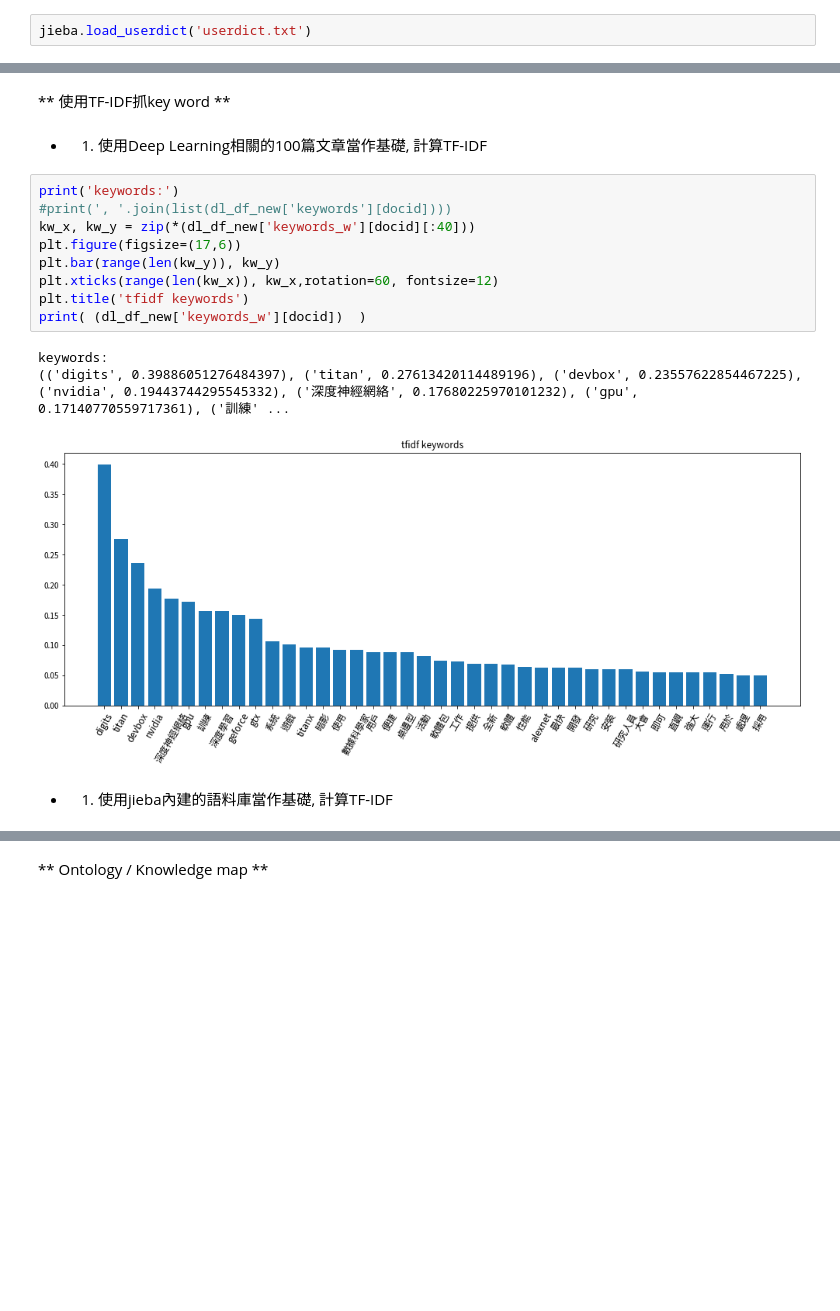
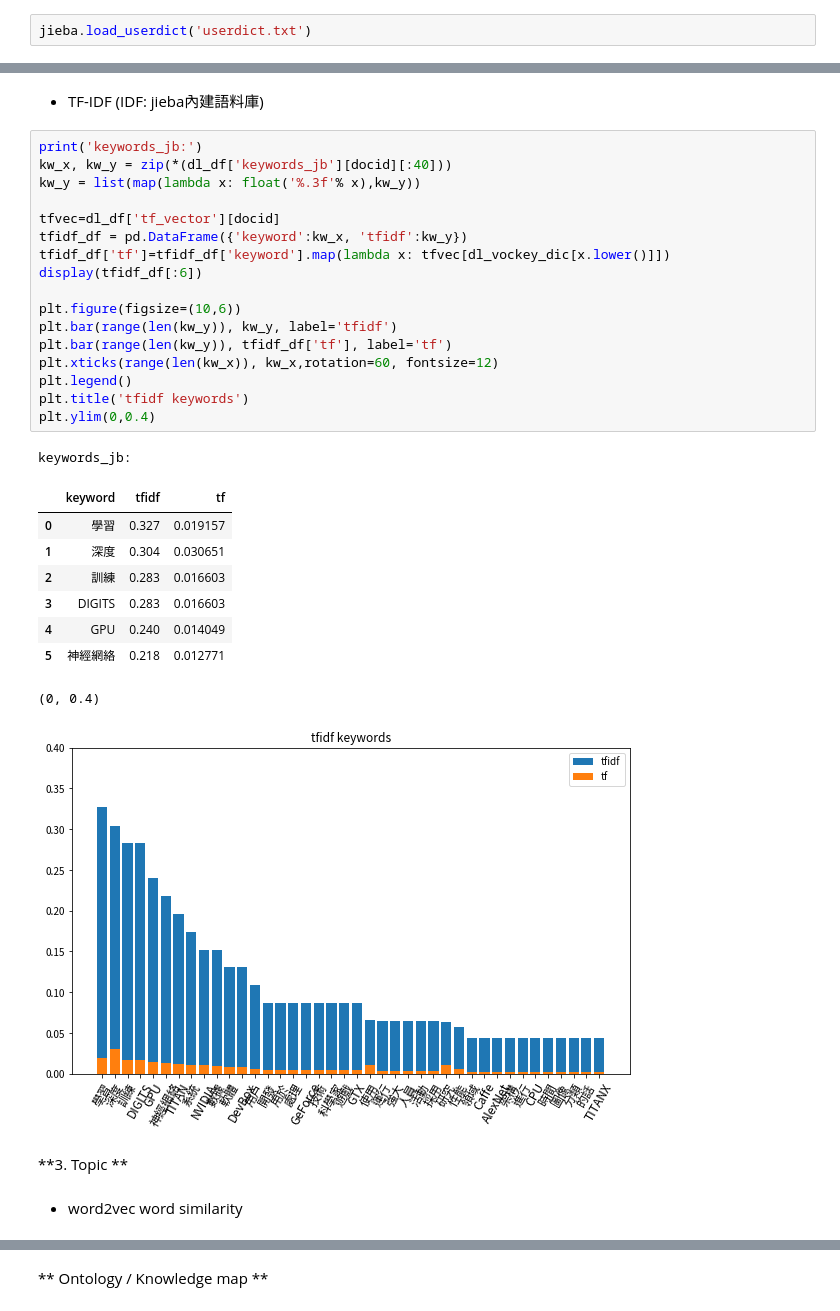
Before and after one commit to mangoicestar/textmining, a Jupyter notebook: textmining.ipynb, the cells around one changed output, grey strips where cells are left out. Saved outputs shown, nothing was run; the diff lists cells and outputs as text; blank space fills up the shorter version.

```diff
--- a/textmining.ipynb
+++ b/textmining.ipynb
@@ -188,19 +170,34 @@ digits, devbox, 全球, 最快, 的, 桌邊型, 深度學習, 機器, nvidia,
+# %% [markdown]
+ - TF-IDF (IDF: jieba內建語料庫)
+# %%
+print('keywords_jb:')
+kw_x, kw_y = zip(*(dl_df['keywords_jb'][docid][:40]))
+kw_y = list(map(lambda x: float('%.3f'% x),kw_y))
+
+tfvec=dl_df['tf_vector'][docid]
+tfidf_df = pd.DataFrame({'keyword':kw_x, 'tfidf':kw_y})
+tfidf_df['tf']=tfidf_df['keyword'].map(lambda x: tfvec[dl_vockey_dic[x.lower()]])
+display(tfidf_df[:6])
+
+plt.figure(figsize=(10,6))
+plt.bar(range(len(kw_y)), kw_y, label='tfidf')
+plt.bar(range(len(kw_y)), tfidf_df['tf'], label='tf')
+plt.xticks(range(len(kw_x)), kw_x,rotation=60, fontsize=12)
+plt.legend()
+plt.title('tfidf keywords')
+plt.ylim(0,0.4)
+# %% [output]
+keywords_jb:
+|  | keyword | tfidf | tf |
+| 0 | 學習 | 0.327 | 0.019157 |
+| 1 | 深度 | 0.304 | 0.030651 |
+| 2 | 訓練 | 0.283 | 0.016603 |
+| 3 | DIGITS | 0.283 | 0.016603 |
+| 4 | GPU | 0.240 | 0.014049 |
+| 5 | 神經網絡 | 0.218 | 0.012771 |
+(0, 0.4)
+[figure, added]
+# %% [markdown]
+**3. Topic **
 # %% [markdown]
-** 使用TF-IDF抓key word **
+  - word2vec word similarity
-# %% [markdown]
- - 1. 使用Deep Learning相關的100篇文章當作基礎, 計算TF-IDF
-# %%
-print('keywords:')
-#print(', '.join(list(dl_df_new['keywords'][docid])))
-kw_x, kw_y = zip(*(dl_df_new['keywords_w'][docid][:40]))
-plt.figure(figsize=(17,6))
-plt.bar(range(len(kw_y)), kw_y)
-plt.xticks(range(len(kw_x)), kw_x,rotation=60, fontsize=12)
-plt.title('tfidf keywords')
-print( (dl_df_new['keywords_w'][docid])  )
-# %% [output]
-keywords:
-(('digits', 0.39886051276484397), ('titan', 0.27613420114489196), ('devbox', 0.23557622854467225), ('nvidia', 0.19443744295545332), ('深度神經網絡', 0.17680225970101232), ('gpu', 0.17140770559717361), ('訓練' ...
-[figure, removed]
-# %% [markdown]
- - 1. 使用jieba內建的語料庫當作基礎, 計算TF-IDF
```
Also changed, not shown: parts of 36 cells of this notebook, 3 other files.
